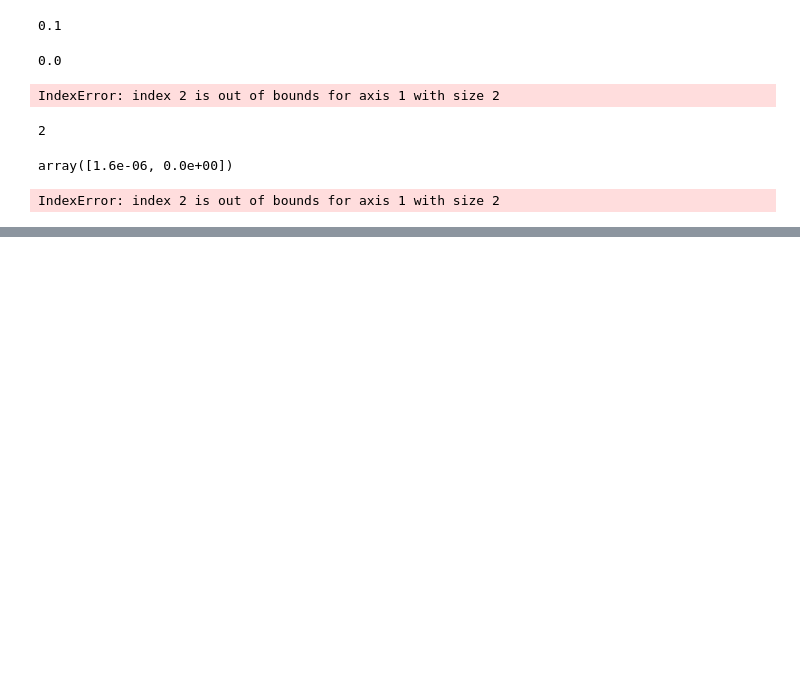
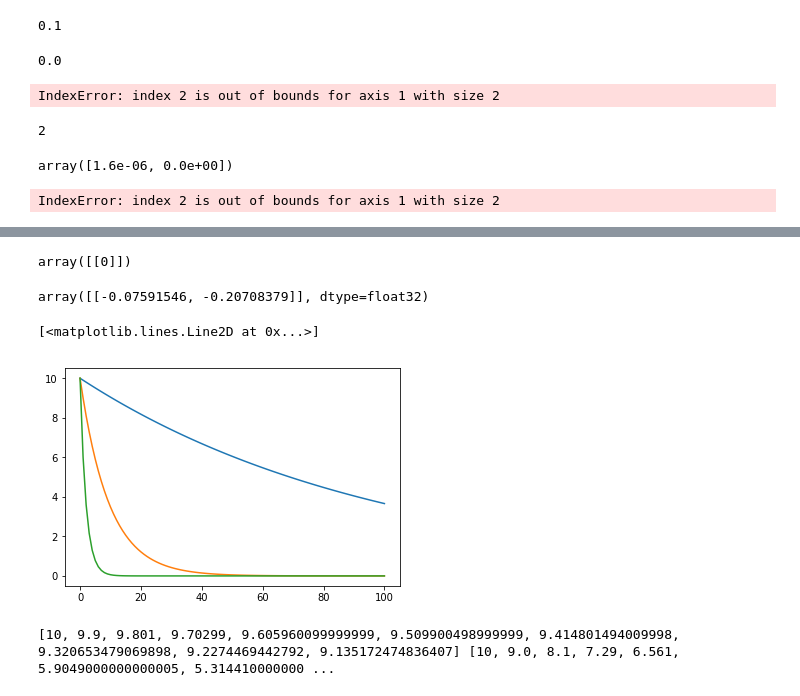
Before and after one commit to singhkpratham/RL, a Jupyter notebook: Untitled.ipynb, the cells around one changed output, grey strips where cells are left out. Cells and saved outputs as stored; diff of their text form; code cells hidden in the pictures; blank space fills up the shorter version.

```diff
--- a/Untitled.ipynb
+++ b/Untitled.ipynb
@@ -1652,0 +1735,30 @@ IndexError: index 2 is out of bounds for axis 1 with size 2
+# %%
+np.array(0).reshape(1,-1)
+# %% [output]
+array([[0]])
+# %%
+pol_grad.predict(np.identity(5)[1:2,:])
+# %% [output]
+array([[-0.07591546, -0.20708379]], dtype=float32)
+# %%
+r = 100
+x = [10]
+y = [10]
+z = [10]
+for i in range(r):
+    x.append(x[-1]*0.99)
+for i in range(r):
+    y.append(y[-1]*0.9)
+for i in range(r):
+    z.append(z[-1]*0.6)
+
+plt.plot(x)
+plt.plot(y)
+plt.plot(z)
+# %% [output]
+[<matplotlib.lines.Line2D at 0x...>]
+[figure, added]
+# %%
+print(x[:10], y[:10])
+# %% [output]
+[10, 9.9, 9.801, 9.70299, 9.605960099999999, 9.509900498999999, 9.414801494009998, 9.320653479069898, 9.2274469442792, 9.135172474836407] [10, 9.0, 8.1, 7.29, 6.561, 5.9049000000000005, 5.314410000000 ...
```
Also changed, not shown: parts of 12 cells of this notebook.
